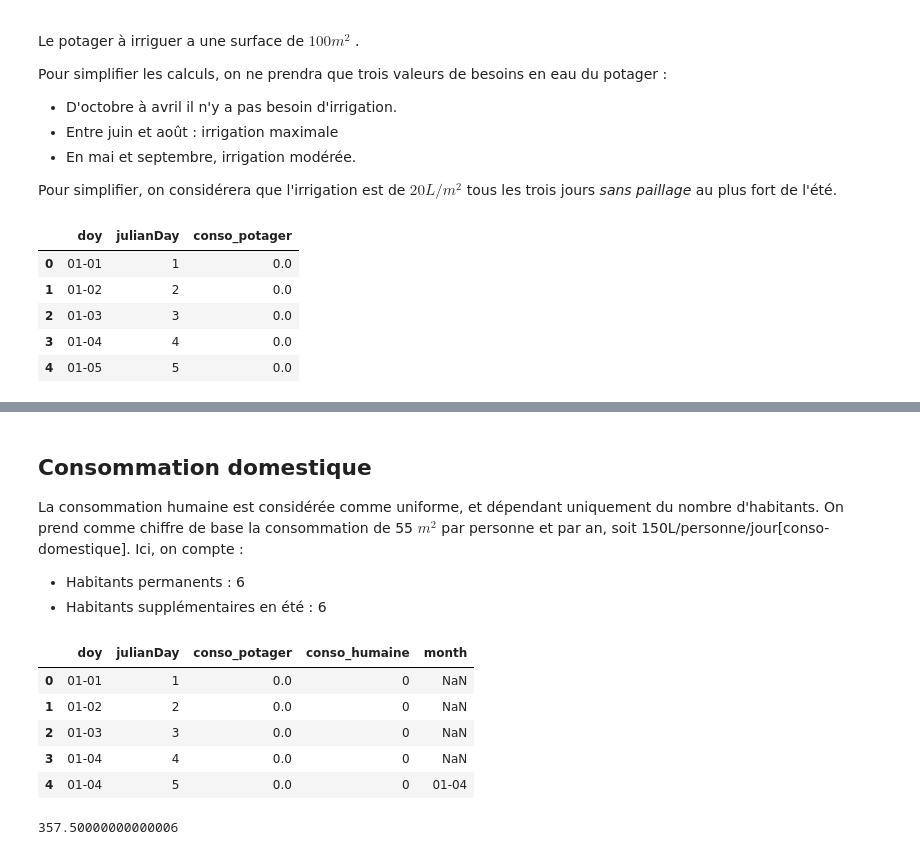
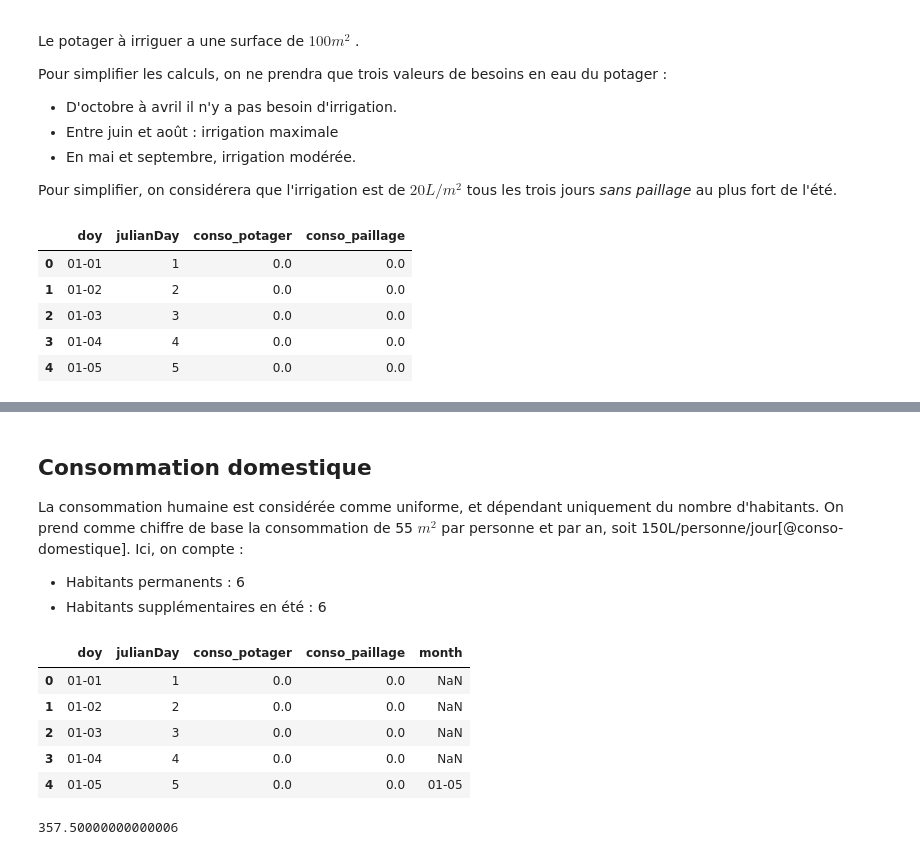
Before and after one commit to AugustinDura/recuperation_eau_pluie, a Jupyter notebook: docs/Projet/besoins.ipynb, the cells around one changed output, grey strips where cells are left out. Saved outputs shown, nothing was run; the diff lists cells and outputs as text; code cells hidden in the pictures.

```diff
--- a/docs/Projet/besoins.ipynb
+++ b/docs/Projet/besoins.ipynb
@@ -27,15 +27,15 @@ Pour simplifier les calculs, on ne prendra que trois valeurs de besoins en eau d
 
 Pour simplifier, on considérera que l'irrigation est de $20L/m^2$ tous les trois jours *sans paillage* au plus fort de l'été.
 # %%
-besoins = pd.read_csv('../../../data/potager_besoins.csv', sep=',')
-besoins.conso_potager = besoins.conso_potager/3
+besoins = pd.read_csv('../../data/consommation_potager.csv', sep=',')
+# besoins.conso_potager = besoins.conso_potager/3
 besoins.head()
 # %% [output]
-|  | doy | julianDay | conso_potager |
-| 0 | 01-01 | 1 | 0.0 |
-| 1 | 01-02 | 2 | 0.0 |
-| 2 | 01-03 | 3 | 0.0 |
-| 3 | 01-04 | 4 | 0.0 |
-| 4 | 01-05 | 5 | 0.0 |
+|  | doy | julianDay | conso_potager | conso_paillage |
+| 0 | 01-01 | 1 | 0.0 | 0.0 |
+| 1 | 01-02 | 2 | 0.0 | 0.0 |
+| 2 | 01-03 | 3 | 0.0 | 0.0 |
+| 3 | 01-04 | 4 | 0.0 | 0.0 |
+| 4 | 01-05 | 5 | 0.0 | 0.0 |
 # %%
 alt.Chart(besoins).mark_line().encode(
@@ -50,7 +49,7 @@ alt.Chart(besoins).mark_line().encode(
 ## Consommation domestique
 
 La consommation humaine est considérée comme uniforme, et dépendant uniquement du nombre d'habitants.
-On prend comme chiffre de base la consommation de 55 $m^2$ par personne et par an, soit 150L/personne/jour[conso-domestique].
+On prend comme chiffre de base la consommation de 55 $m^2$ par personne et par an, soit 150L/personne/jour[@conso-domestique].
 Ici, on compte :
 * Habitants permanents : 6
 * Habitants supplémentaires en été : 6
@@ -58,12 +57,12 @@ Ici, on compte :
 besoins['month'] = besoins['doy'][4:5]
 besoins.head()
 # %% [output]
-|  | doy | julianDay | conso_potager | conso_humaine | month |
-| 0 | 01-01 | 1 | 0.0 | 0 | NaN |
-| 1 | 01-02 | 2 | 0.0 | 0 | NaN |
-| 2 | 01-03 | 3 | 0.0 | 0 | NaN |
-| 3 | 01-04 | 4 | 0.0 | 0 | NaN |
-| 4 | 01-04 | 5 | 0.0 | 0 | 01-04 |
+|  | doy | julianDay | conso_potager | conso_paillage | month |
+| 0 | 01-01 | 1 | 0.0 | 0.0 | NaN |
+| 1 | 01-02 | 2 | 0.0 | 0.0 | NaN |
+| 2 | 01-03 | 3 | 0.0 | 0.0 | NaN |
+| 3 | 01-04 | 4 | 0.0 | 0.0 | NaN |
+| 4 | 01-05 | 5 | 0.0 | 0.0 | 01-05 |
 # %%
 besoins['conso_humaine'] = 0
 besoins['month'] = besoins['doy'][4:5]
```
Also changed, not shown: parts of 1 cell of this notebook, 4 other files.
